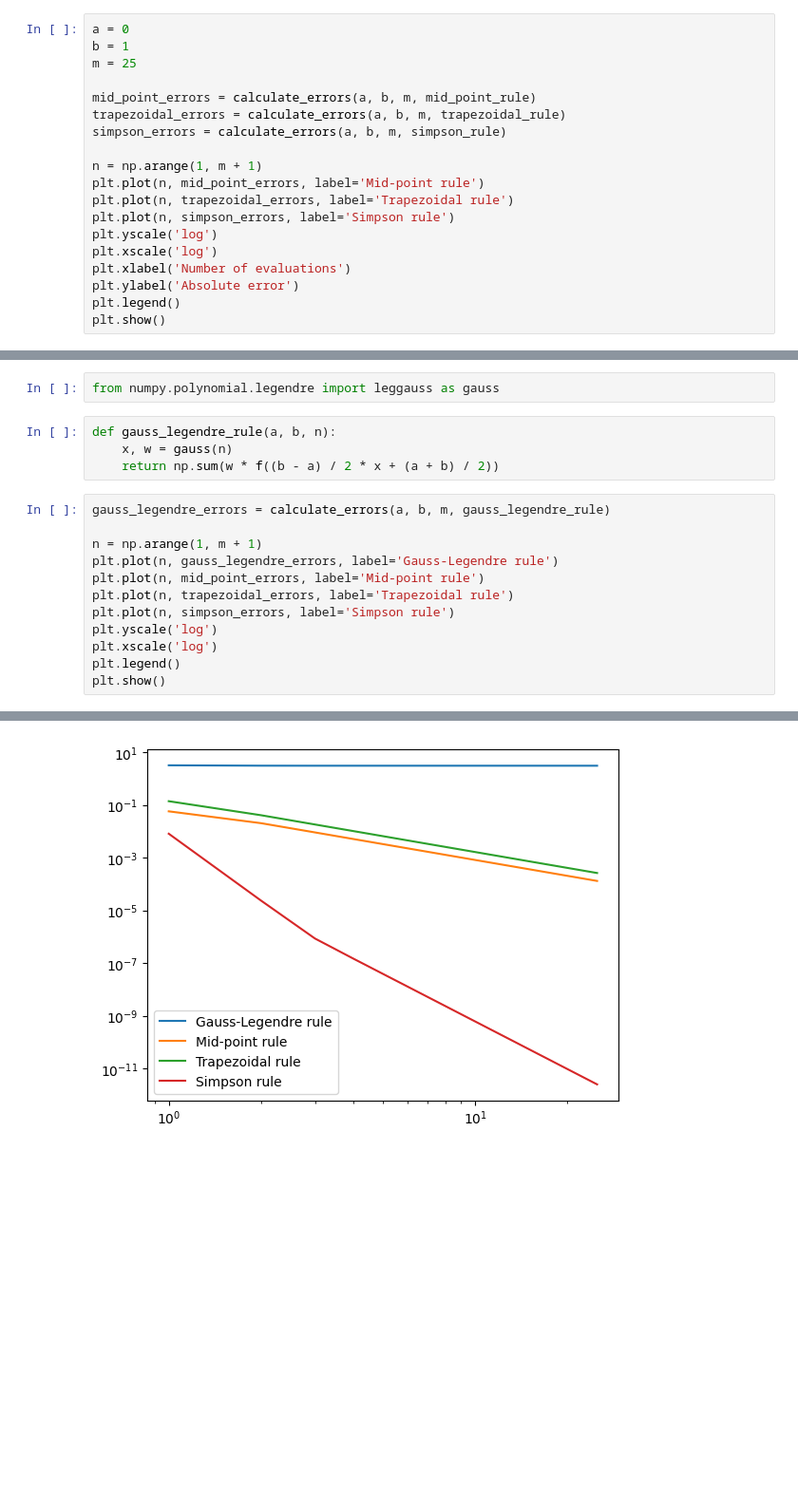
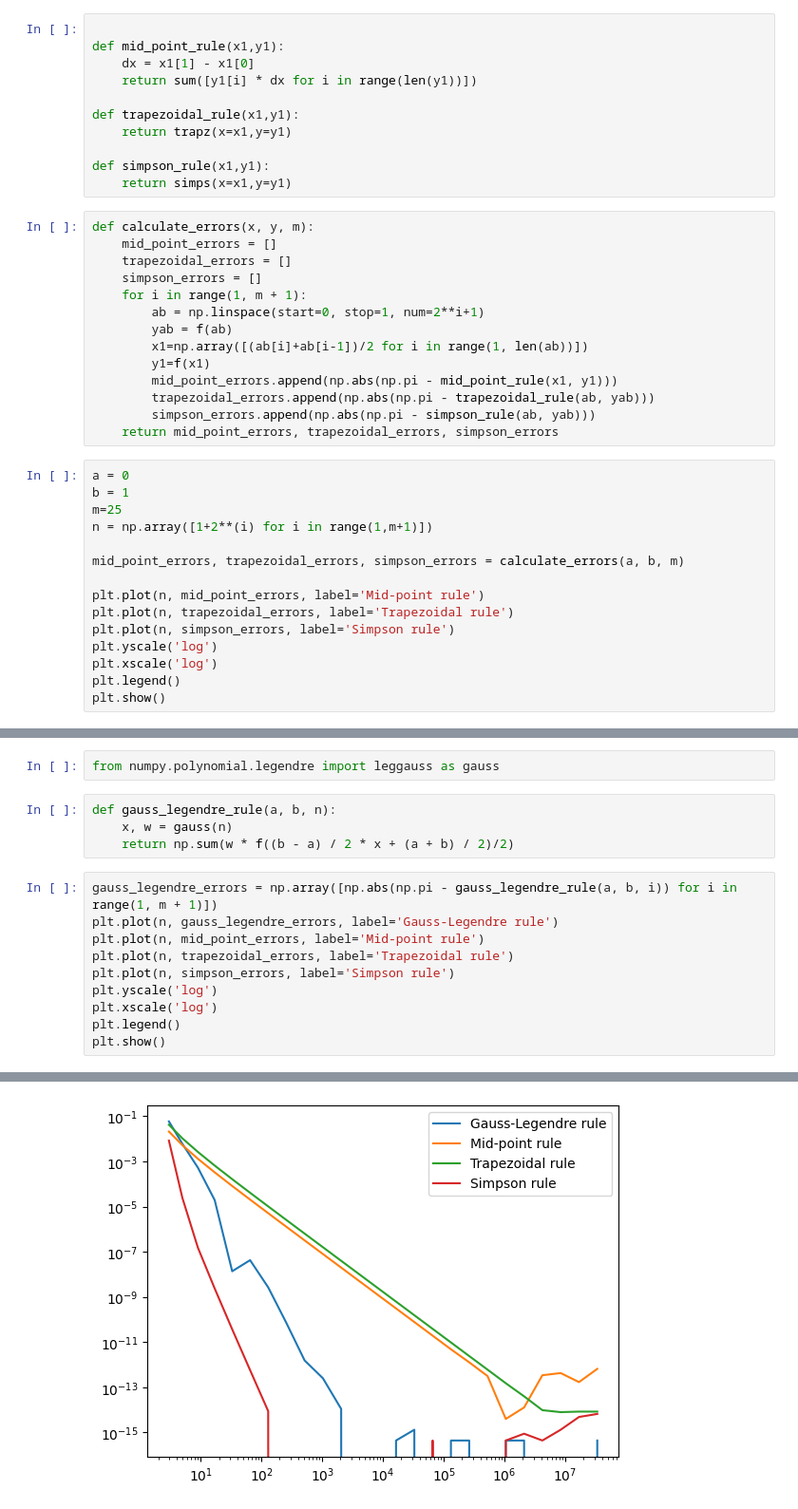
Before and after one commit to Fisieekk/MOwNiT, a Jupyter notebook: Lab6/1.ipynb, the cells around one changed output, grey strips where cells are left out. Shown at 95% size. Saved outputs shown, nothing was run; the diff lists cells and outputs as text; blank space fills up the shorter version.

```diff
--- a/Lab6/1.ipynb
+++ b/Lab6/1.ipynb
@@ -35,20 +9,41 @@ def calculate_errors(a, b, m, method):
+# %%
+
+def mid_point_rule(x1,y1):
+    dx = x1[1] - x1[0]
+    return sum([y1[i] * dx for i in range(len(y1))])
+
+def trapezoidal_rule(x1,y1):
+    return trapz(x=x1,y=y1)
+
+def simpson_rule(x1,y1):
+    return simps(x=x1,y=y1)
+# %%
+def calculate_errors(x, y, m):
+    mid_point_errors = []
+    trapezoidal_errors = []
+    simpson_errors = []
+    for i in range(1, m + 1):
+        ab = np.linspace(start=0, stop=1, num=2**i+1)
+        yab = f(ab)
+        x1=np.array([(ab[i]+ab[i-1])/2 for i in range(1, len(ab))])
+        y1=f(x1)
+        mid_point_errors.append(np.abs(np.pi - mid_point_rule(x1, y1)))
+        trapezoidal_errors.append(np.abs(np.pi - trapezoidal_rule(ab, yab)))
+        simpson_errors.append(np.abs(np.pi - simpson_rule(ab, yab)))
+    return mid_point_errors, trapezoidal_errors, simpson_errors
 # %%
 a = 0
 b = 1
-m = 25
+m=25
+n = np.array([1+2**(i) for i in range(1,m+1)])
 
-mid_point_errors = calculate_errors(a, b, m, mid_point_rule)
-trapezoidal_errors = calculate_errors(a, b, m, trapezoidal_rule)
-simpson_errors = calculate_errors(a, b, m, simpson_rule)
+mid_point_errors, trapezoidal_errors, simpson_errors = calculate_errors(a, b, m)
 
-n = np.arange(1, m + 1)
 plt.plot(n, mid_point_errors, label='Mid-point rule')
 plt.plot(n, trapezoidal_errors, label='Trapezoidal rule')
 plt.plot(n, simpson_errors, label='Simpson rule')
 plt.yscale('log')
 plt.xscale('log')
-plt.xlabel('Number of evaluations')
-plt.ylabel('Absolute error')
 plt.legend()
 plt.show()
 # %% [output]
@@ -62,11 +59,9 @@ from numpy.polynomial.legendre import leggauss as gauss
 # %%
 def gauss_legendre_rule(a, b, n):
     x, w = gauss(n)
-    return np.sum(w * f((b - a) / 2 * x + (a + b) / 2))
+    return np.sum(w * f((b - a) / 2 * x + (a + b) / 2)/2)
 # %%
-gauss_legendre_errors = calculate_errors(a, b, m, gauss_legendre_rule)
-
-n = np.arange(1, m + 1)
+gauss_legendre_errors = np.array([np.abs(np.pi - gauss_legendre_rule(a, b, i)) for i in range(1, m + 1)])
 plt.plot(n, gauss_legendre_errors, label='Gauss-Legendre rule')
 plt.plot(n, mid_point_errors, label='Mid-point rule')
 plt.plot(n, trapezoidal_errors, label='Trapezoidal rule')
@@ -79 +81 @@ plt.show()
-[figure, old version]
+[figure, new version]
```
Also changed, not shown: parts of 8 cells of this notebook, 2 other files.
